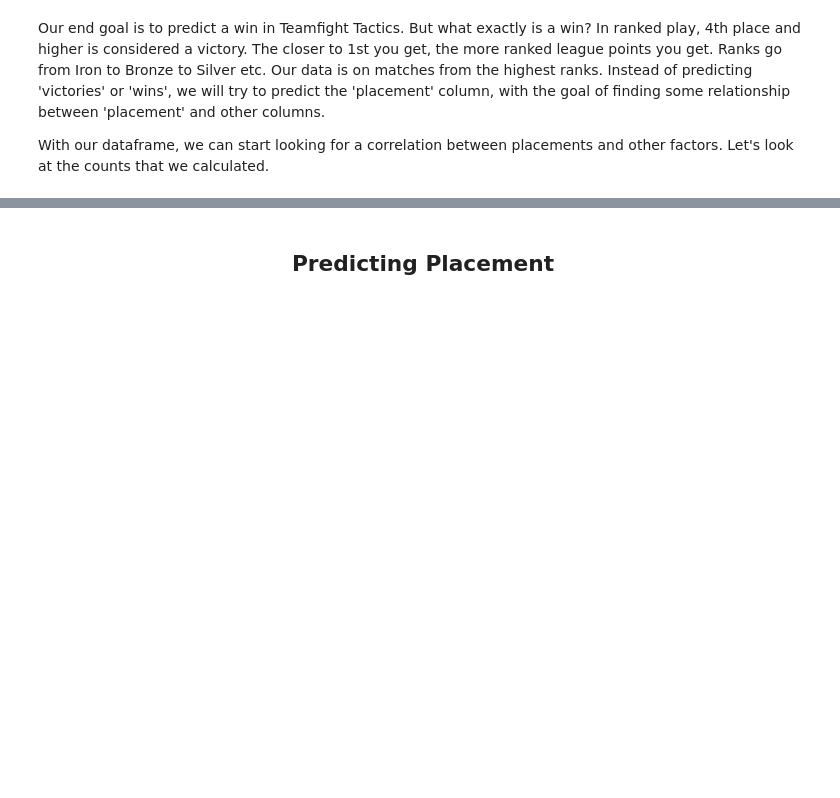
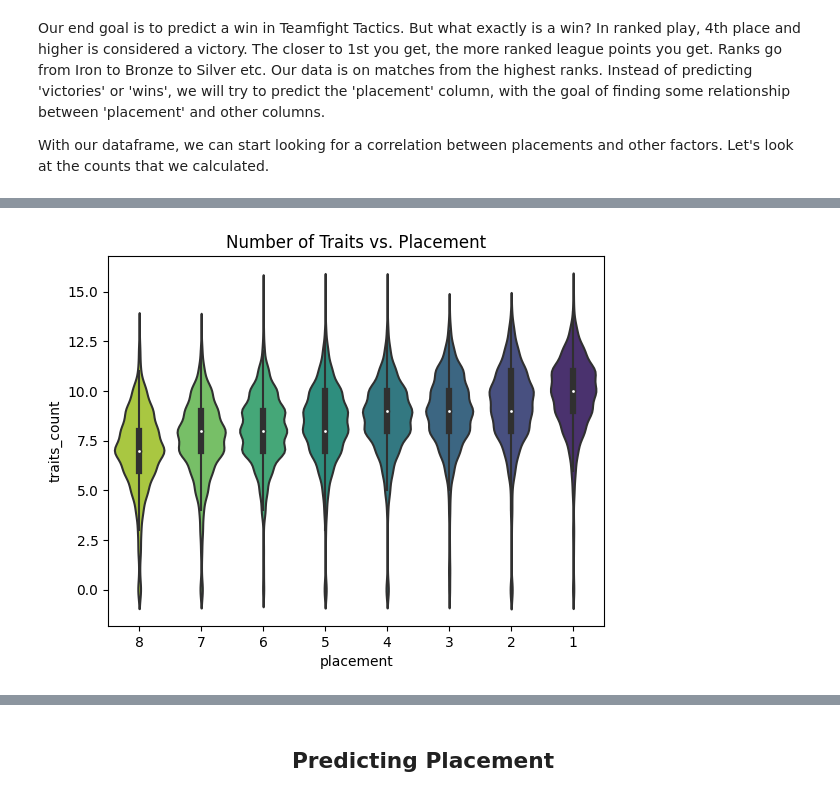
Before and after one commit to Skahan93/Skahan93.github.io, a Jupyter notebook: index.ipynb, the cells around one changed output, grey strips where cells are left out. Cells and saved outputs as stored; diff of their text form; code cells hidden in the pictures; blank space fills up the shorter version.

```diff
--- a/index.ipynb
+++ b/index.ipynb
@@ -127 +133,8 @@ plt.show()
+# %%
+trait_plot = sb.violinplot(x = 'placement', y = 'traits_count', data = mdf, palette="viridis")
+plt.title('Number of Traits vs. Placement')
+trait_plot.invert_xaxis()
+plt.show()
+# %% [output]
+[figure, added]
 # %%
```
Also changed, not shown: parts of 13 cells of this notebook, 1 other file.
